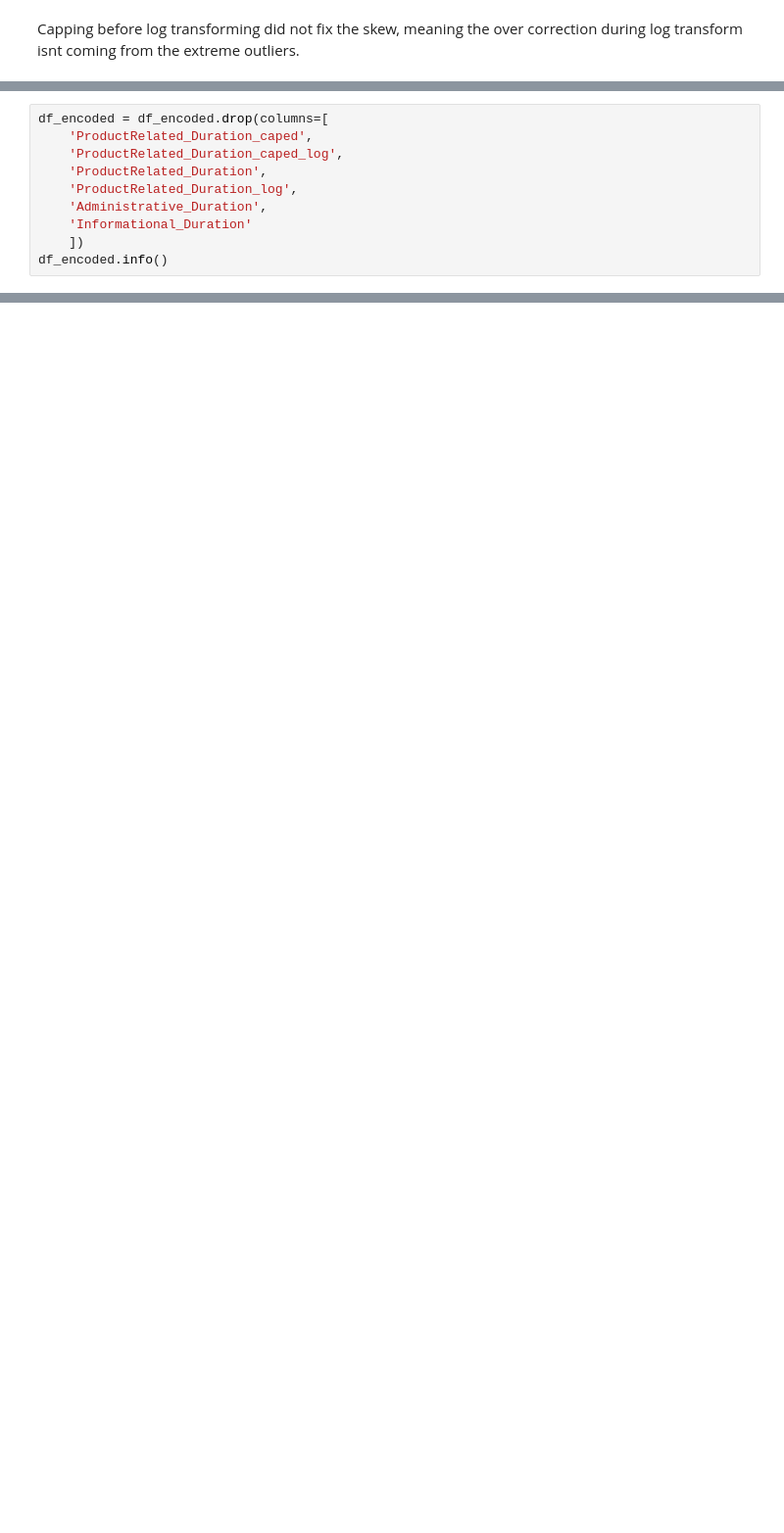
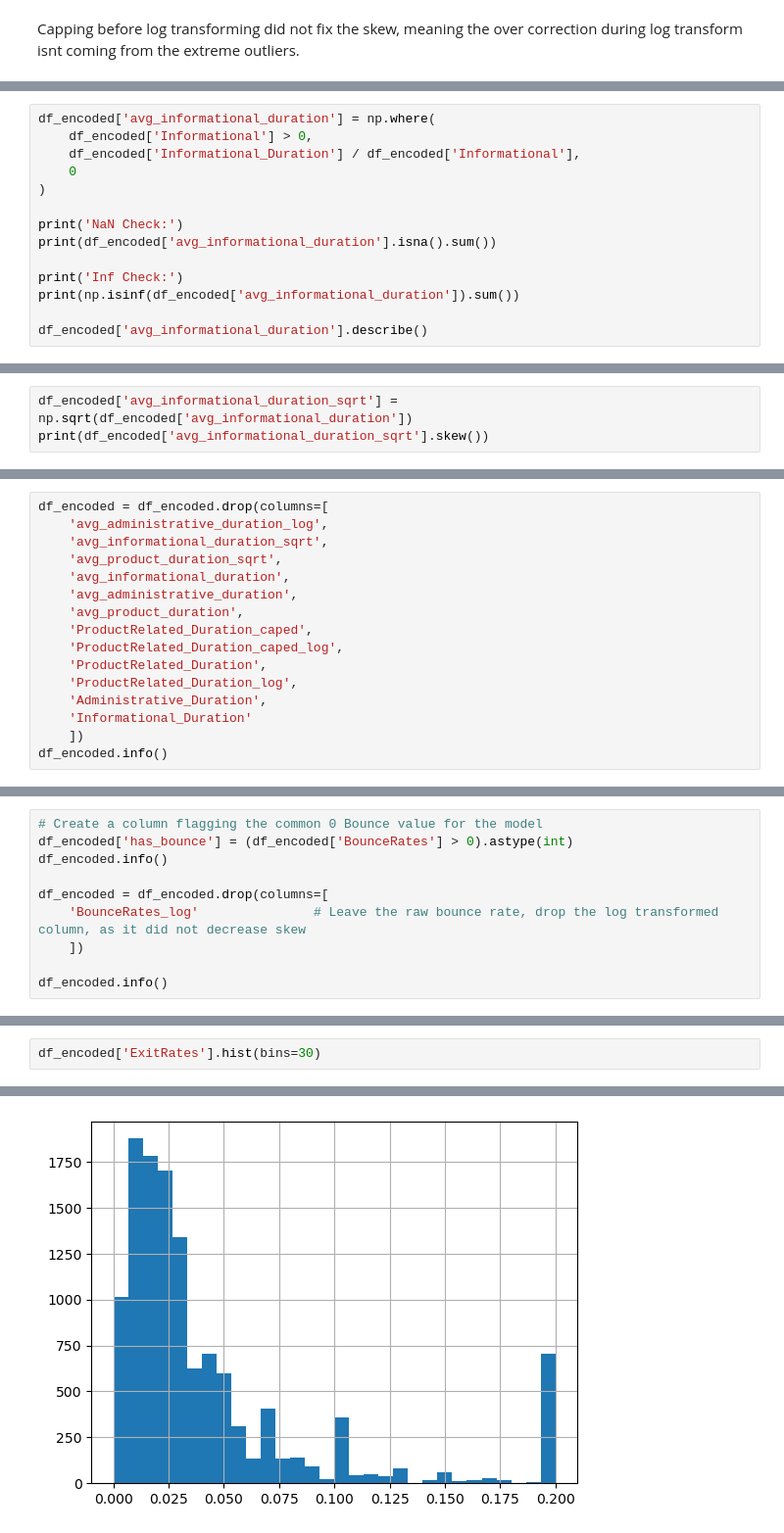
Before and after one commit to AnnaMalaschenko/Ecommerce-Shopper-Behavior, a Jupyter notebook: notebooks/preprocessing.ipynb, the cells around one changed output, grey strips where cells are left out. Shown at 98% size. Drawn from its saved outputs; the diff is of its cells as text; blank space fills up the shorter version.

Commit message:
Update preprocessing, eda, and model notebooks, as well as README.md

```diff
--- a/notebooks/preprocessing.ipynb
+++ b/notebooks/preprocessing.ipynb
@@ -325,0 +441,14 @@ memory usage: 2.2 MB
+# %%
+df_encoded['avg_informational_duration'] = np.where(
+    df_encoded['Informational'] > 0,
+    df_encoded['Informational_Duration'] / df_encoded['Informational'],
+    0
+)
+
+print('NaN Check:')
+print(df_encoded['avg_informational_duration'].isna().sum())
+
+print('Inf Check:')
+print(np.isinf(df_encoded['avg_informational_duration']).sum())
+
+df_encoded['avg_informational_duration'].describe()
@@ -325,0 +473,3 @@ memory usage: 2.2 MB
+# %%
+df_encoded['avg_informational_duration_sqrt'] = np.sqrt(df_encoded['avg_informational_duration'])
+print(df_encoded['avg_informational_duration_sqrt'].skew())
@@ -326,5 +512,11 @@ memory usage: 2.2 MB
 # %%
 df_encoded = df_encoded.drop(columns=[
+    'avg_administrative_duration_log',
+    'avg_informational_duration_sqrt',
+    'avg_product_duration_sqrt',
+    'avg_informational_duration',
+    'avg_administrative_duration',
+    'avg_product_duration',
     'ProductRelated_Duration_caped',
     'ProductRelated_Duration_caped_log',
     'ProductRelated_Duration',
@@ -353,0 +577,10 @@ memory usage: 1.6 MB
+# %%
+# Create a column flagging the common 0 Bounce value for the model
+df_encoded['has_bounce'] = (df_encoded['BounceRates'] > 0).astype(int)
+df_encoded.info()
+
+df_encoded = df_encoded.drop(columns=[
+    'BounceRates_log'               # Leave the raw bounce rate, drop the log transformed column, as it did not decrease skew
+    ])
+
+df_encoded.info()
@@ -353,0 +616,3 @@ memory usage: 1.6 MB
+# %%
+df_encoded['ExitRates'].hist(bins=30)
+# %% [output]
@@ -353,0 +620 @@ memory usage: 1.6 MB
+[figure, added]
```
Also changed, not shown: parts of 91 cells of this notebook, 4 other files.
